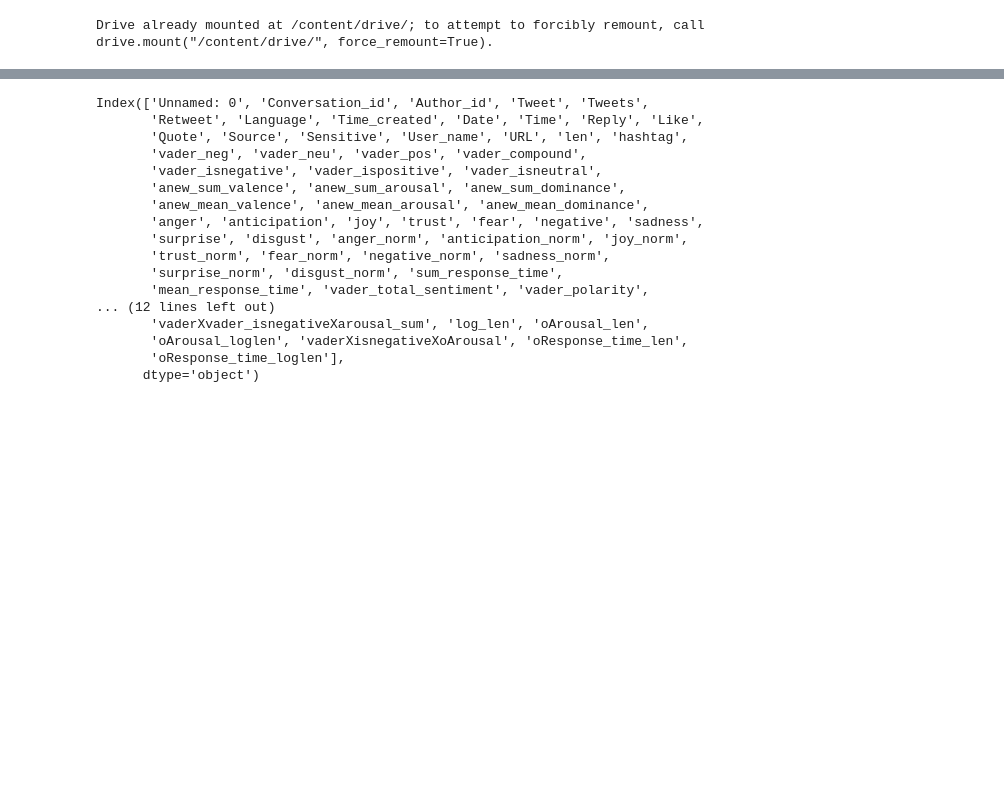
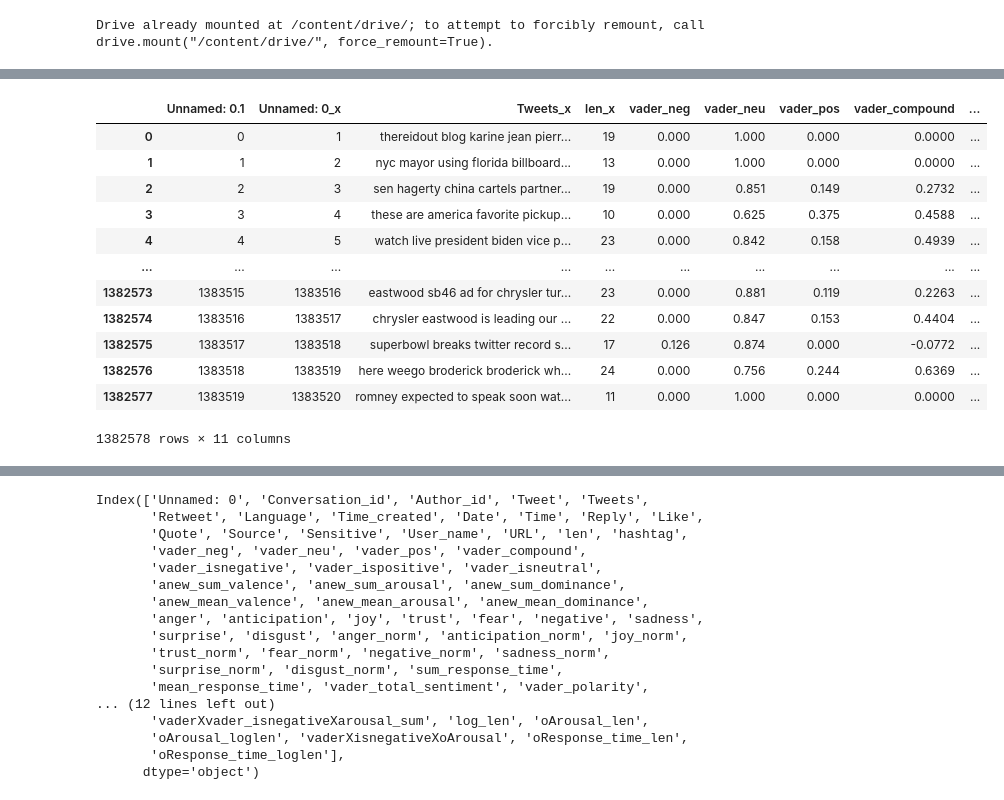
Before and after one commit to shasha920/NLP, a Jupyter notebook: Tweets.ipynb, the cells around one changed output, grey strips where cells are left out. Cells and saved outputs as stored; diff of their text form; code cells hidden in the pictures; blank space fills up the shorter version.

```diff
--- a/Tweets.ipynb
+++ b/Tweets.ipynb
@@ -27,0 +162,18 @@ df
+# %%
+#this should be last step
+df1=pd.read_csv('/content/drive/MyDrive/DrSalehan/vadercolumns.csv')
+df1
+# %% [output]
+|  | Unnamed: 0.1 | Unnamed: 0_x | Tweets_x | len_x | vader_neg | vader_neu | vader_pos | vader_compound | ... |
+| 0 | 0 | 1 | thereidout blog karine jean pierr... | 19 | 0.000 | 1.000 | 0.000 | 0.0000 | ... |
+| 1 | 1 | 2 | nyc mayor using florida billboard... | 13 | 0.000 | 1.000 | 0.000 | 0.0000 | ... |
+| 2 | 2 | 3 | sen hagerty china cartels partner... | 19 | 0.000 | 0.851 | 0.149 | 0.2732 | ... |
+| 3 | 3 | 4 | these are america favorite pickup... | 10 | 0.000 | 0.625 | 0.375 | 0.4588 | ... |
+| 4 | 4 | 5 | watch live president biden vice p... | 23 | 0.000 | 0.842 | 0.158 | 0.4939 | ... |
+| ... | ... | ... | ... | ... | ... | ... | ... | ... | ... |
+| 1382573 | 1383515 | 1383516 | eastwood sb46 ad for chrysler tur... | 23 | 0.000 | 0.881 | 0.119 | 0.2263 | ... |
+| 1382574 | 1383516 | 1383517 | chrysler eastwood is leading our ... | 22 | 0.000 | 0.847 | 0.153 | 0.4404 | ... |
+| 1382575 | 1383517 | 1383518 | superbowl breaks twitter record s... | 17 | 0.126 | 0.874 | 0.000 | -0.0772 | ... |
+| 1382576 | 1383518 | 1383519 | here weego broderick broderick wh... | 24 | 0.000 | 0.756 | 0.244 | 0.6369 | ... |
+| 1382577 | 1383519 | 1383520 | romney expected to speak soon wat... | 11 | 0.000 | 1.000 | 0.000 | 0.0000 | ... |
+1382578 rows × 11 columns
```
Also changed, not shown: parts of 21 cells of this notebook.
